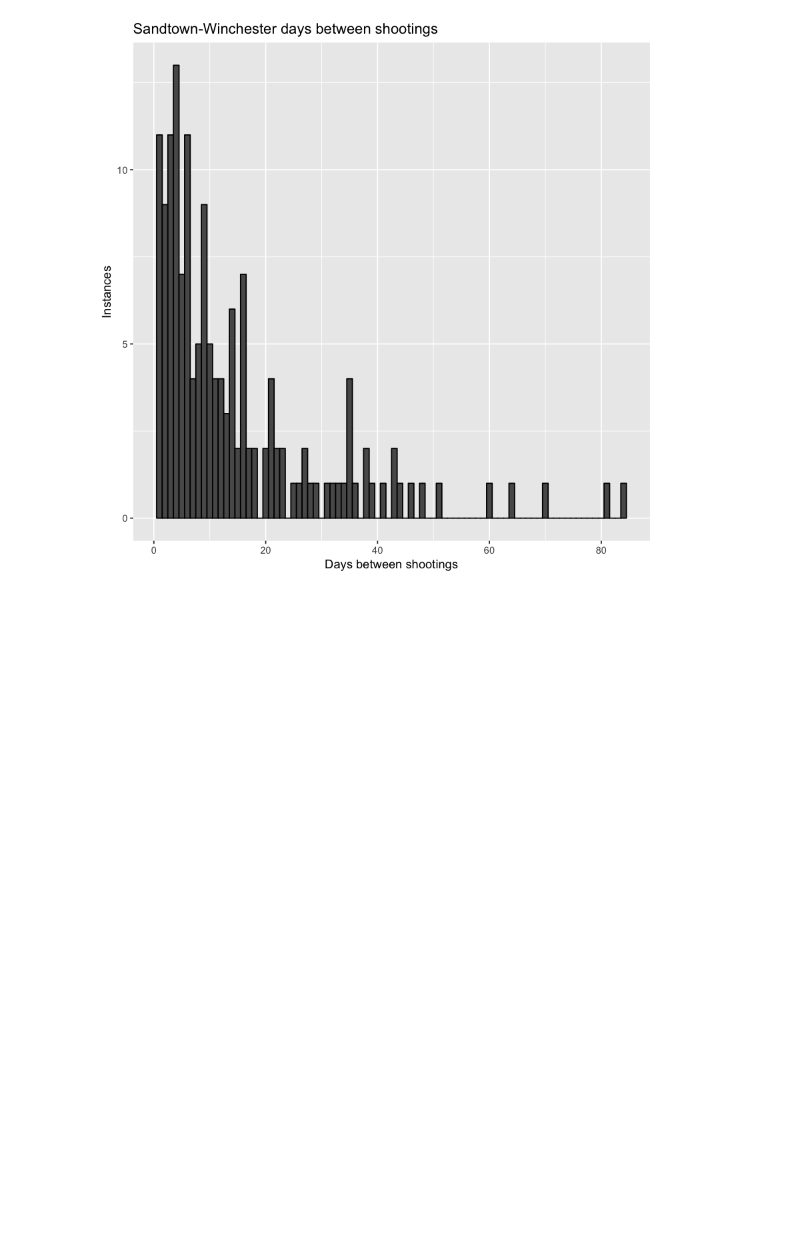
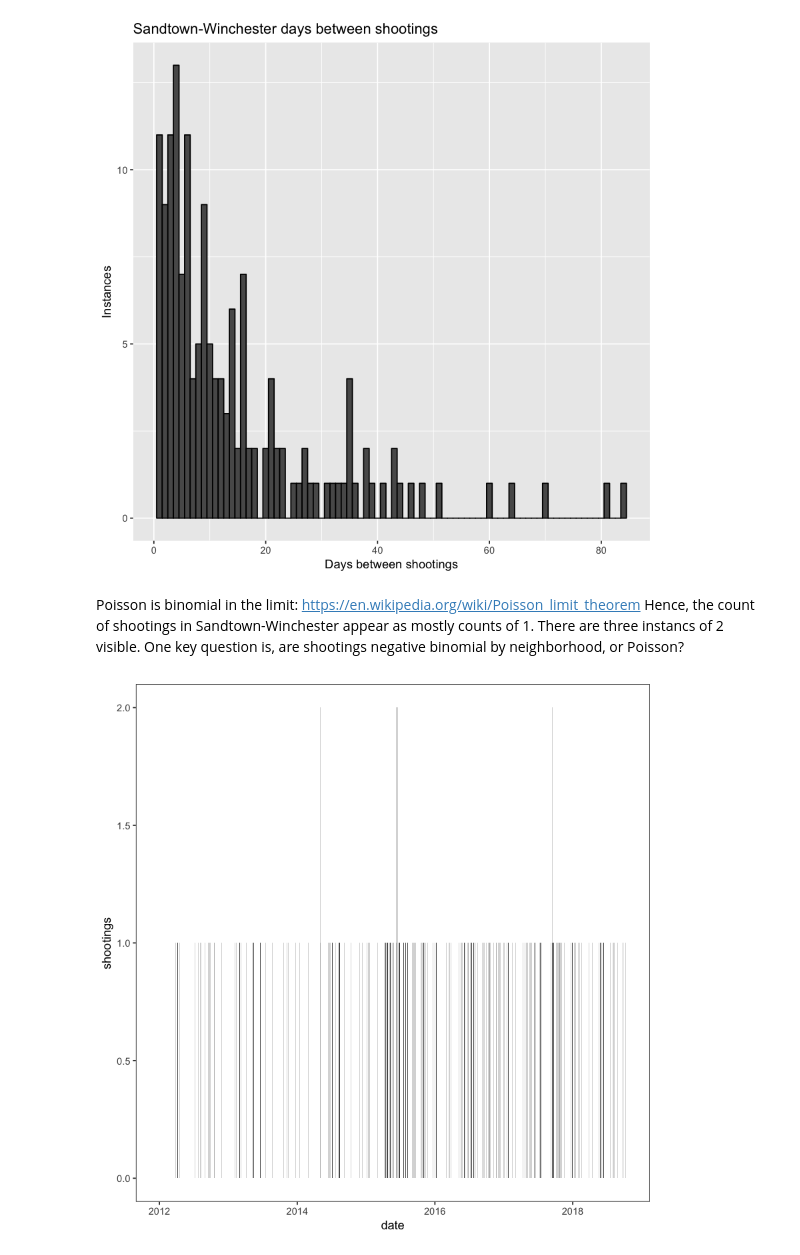
Before and after one commit to baltimore-sun-data/2018-shootings-analysis, a Jupyter notebook: shootings_analysis_by_district.ipynb, the cells around one changed output. Cells and saved outputs as stored; diff of their text form; code cells hidden in the pictures; blank space fills up the shorter version.

```diff
--- a/shootings_analysis_by_district.ipynb
+++ b/shootings_analysis_by_district.ipynb
@@ -317,3 +323,16 @@ read_and_munge_data("BPD_Part_1_Victim_Based_Crime_Data.csv") %>%
   ylab("Instances")
 # %% [output]
 [figure]
+# %% [markdown]
+Poisson is binomial in the limit: https://en.wikipedia.org/wiki/Poisson_limit_theorem Hence, the count of shootings in Sandtown-Winchester appear as mostly counts of 1. There are three instancs of 2 visible. One key question is, are shootings negative binomial by neighborhood, or Poisson?
+# %%
+read_and_munge_data("BPD_Part_1_Victim_Based_Crime_Data.csv") %>%
+  filter(Neighborhood == "Sandtown-Winchester") %>%
+  arrange(date) %>%
+ggplot(aes(x = date, y = shootings)) +
+geom_bar(stat = "identity") +
+theme_bw() +
+theme(panel.grid.major = element_blank(),
+      panel.grid.minor = element_blank())
+# %% [output]
+[figure, added]
```
Also changed, not shown: parts of 4 cells of this notebook.
